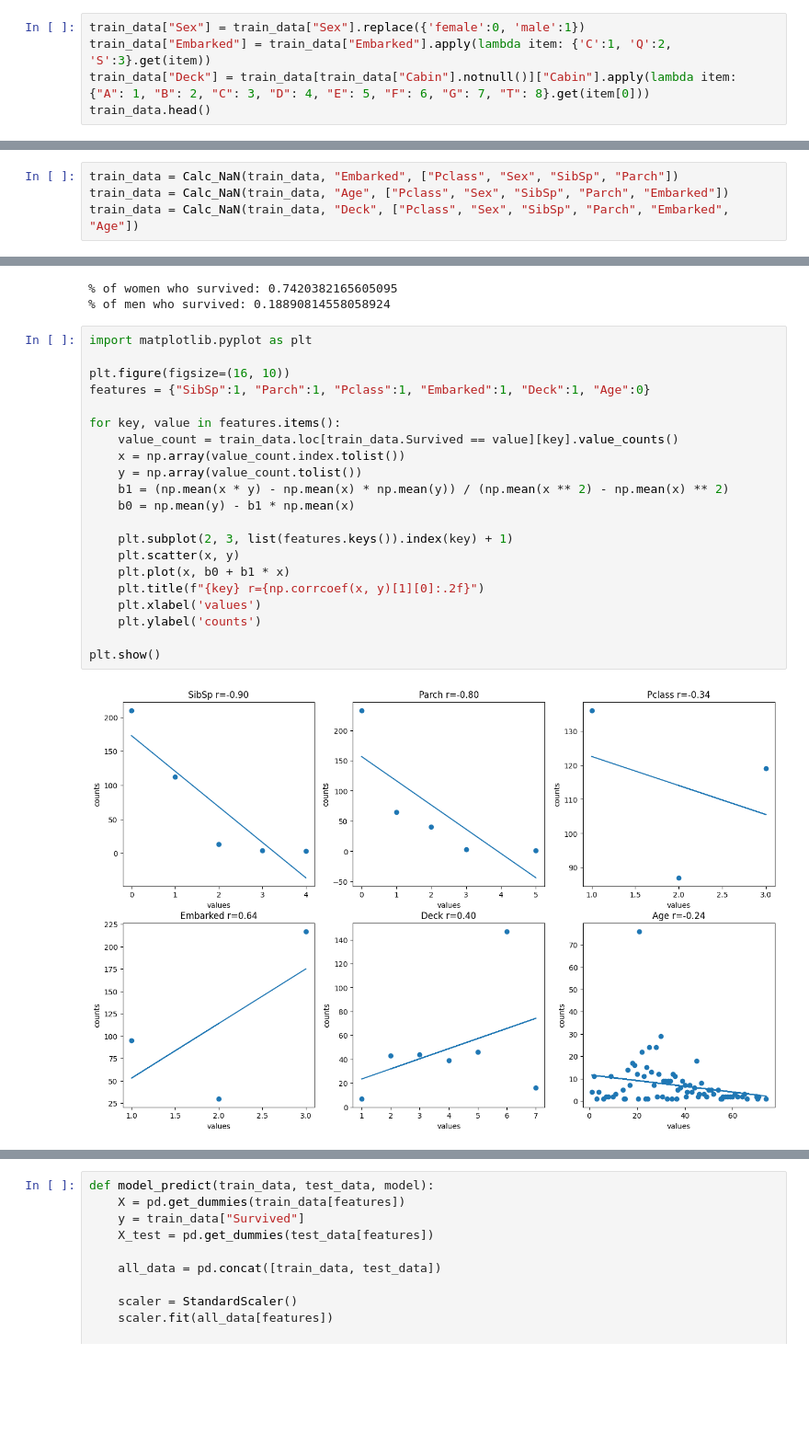
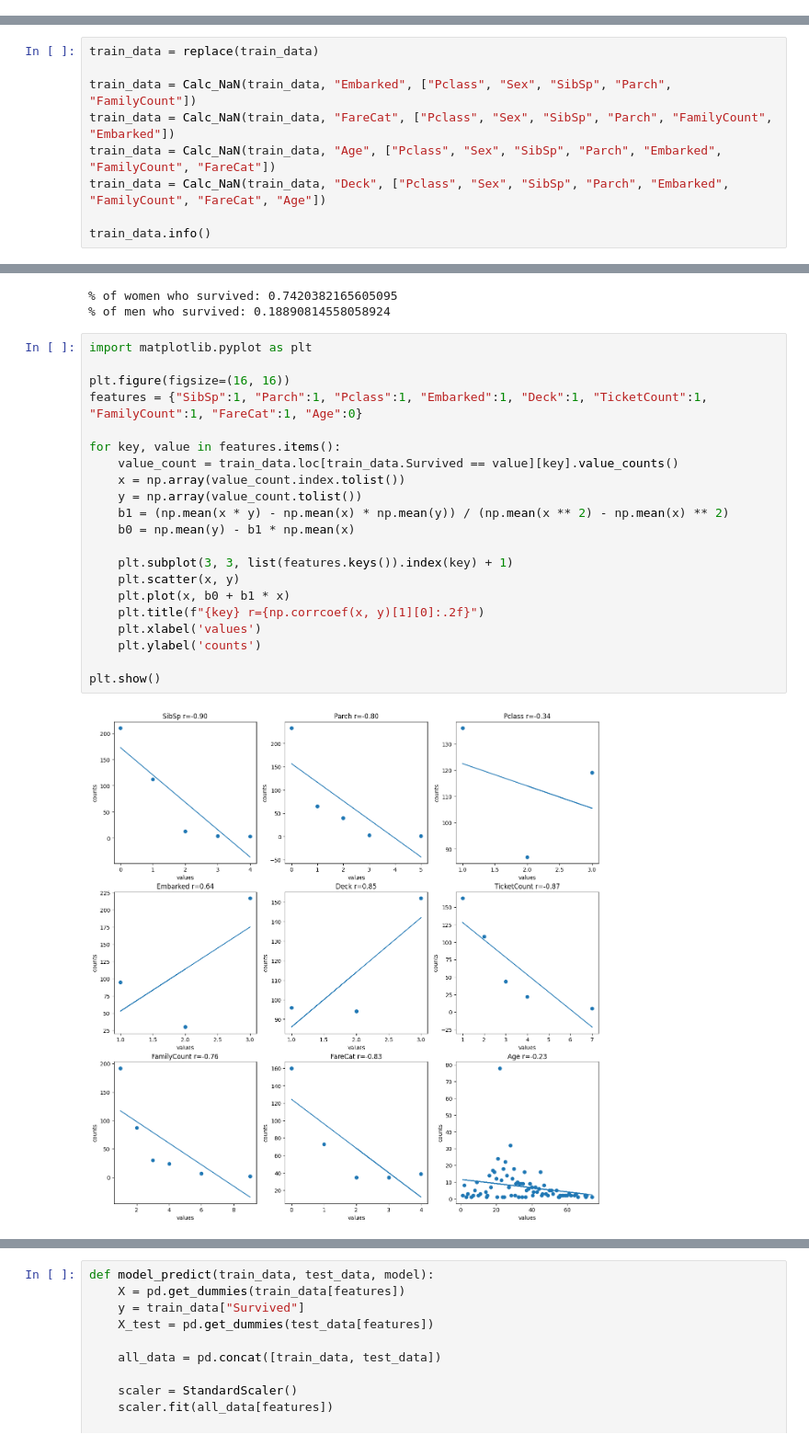
Before and after one commit to BlackStoneShadow/Python, a Jupyter notebook: MLearning/Lesson5/titanic.ipynb, the cells around one changed output, grey strips where cells are left out. Shown at 92% size. Cells and saved outputs as stored; diff of their text form; blank space fills up the shorter version.

```diff
--- a/MLearning/Lesson5/titanic.ipynb
+++ b/MLearning/Lesson5/titanic.ipynb
@@ -30,8 +30,3 @@ train_data.head()
 | 2 | 3 | 1 | 3 | Heikkinen, Miss. Laina | female | 26.0 | 0 | 0 | STON/O2. 3101282 | 7.9250 | ... |
 | 3 | 4 | 1 | 1 | Futrelle, Mrs. Jacques Heath (Lil... | female | 35.0 | 1 | 0 | 113803 | 53.1000 | ... |
 | 4 | 5 | 0 | 3 | Allen, Mr. William Henry | male | 35.0 | 0 | 0 | 373450 | 8.0500 | ... |
-# %%
-train_data["Sex"] = train_data["Sex"].replace({'female':0, 'male':1})
-train_data["Embarked"] = train_data["Embarked"].apply(lambda item: {'C':1, 'Q':2, 'S':3}.get(item))
-train_data["Deck"] = train_data[train_data["Cabin"].notnull()]["Cabin"].apply(lambda item: {"A": 1, "B": 2, "C": 3, "D": 4, "E": 5, "F": 6, "G": 7, "T": 8}.get(item[0]))
-train_data.head()
@@ -61,6 +91,11 @@ def Calc_NaN(data, name, features):
 
     return data
 # %%
-train_data = Calc_NaN(train_data, "Embarked", ["Pclass", "Sex", "SibSp", "Parch"])
-train_data = Calc_NaN(train_data, "Age", ["Pclass", "Sex", "SibSp", "Parch", "Embarked"])
-train_data = Calc_NaN(train_data, "Deck", ["Pclass", "Sex", "SibSp", "Parch", "Embarked", "Age"])
+train_data = replace(train_data)
+
+train_data = Calc_NaN(train_data, "Embarked", ["Pclass", "Sex", "SibSp", "Parch", "FamilyCount"])
+train_data = Calc_NaN(train_data, "FareCat", ["Pclass", "Sex", "SibSp", "Parch", "FamilyCount", "Embarked"])
+train_data = Calc_NaN(train_data, "Age", ["Pclass", "Sex", "SibSp", "Parch", "Embarked", "FamilyCount", "FareCat"])
+train_data = Calc_NaN(train_data, "Deck", ["Pclass", "Sex", "SibSp", "Parch", "Embarked", "FamilyCount", "FareCat", "Age"])
+
+train_data.info()
@@ -127,26 +164,26 @@ print("% of men who survived:", sum(men)/len(men))
 # %%
 import matplotlib.pyplot as plt
 
-plt.figure(figsize=(16, 10))
-features = {"SibSp":1, "Parch":1, "Pclass":1, "Embarked":1, "Deck":1, "Age":0}
+plt.figure(figsize=(16, 16))
+features = {"SibSp":1, "Parch":1, "Pclass":1, "Embarked":1, "Deck":1, "TicketCount":1, "FamilyCount":1, "FareCat":1, "Age":0}
 
 for key, value in features.items():
     value_count = train_data.loc[train_data.Survived == value][key].value_counts()
     x = np.array(value_count.index.tolist())
     y = np.array(value_count.tolist())
     b1 = (np.mean(x * y) - np.mean(x) * np.mean(y)) / (np.mean(x ** 2) - np.mean(x) ** 2)
     b0 = np.mean(y) - b1 * np.mean(x)
 
-    plt.subplot(2, 3, list(features.keys()).index(key) + 1)
+    plt.subplot(3, 3, list(features.keys()).index(key) + 1)
     plt.scatter(x, y)
     plt.plot(x, b0 + b1 * x)
     plt.title(f"{key} r={np.corrcoef(x, y)[1][0]:.2f}")
     plt.xlabel('values')
     plt.ylabel('counts')
 
 plt.show()
 # %% [output]
-[figure, old version]
+[figure, new version]
 # %%
 from sklearn.metrics import r2_score as r2
 
```
Also changed, not shown: parts of 11 cells of this notebook, 1 other file.
